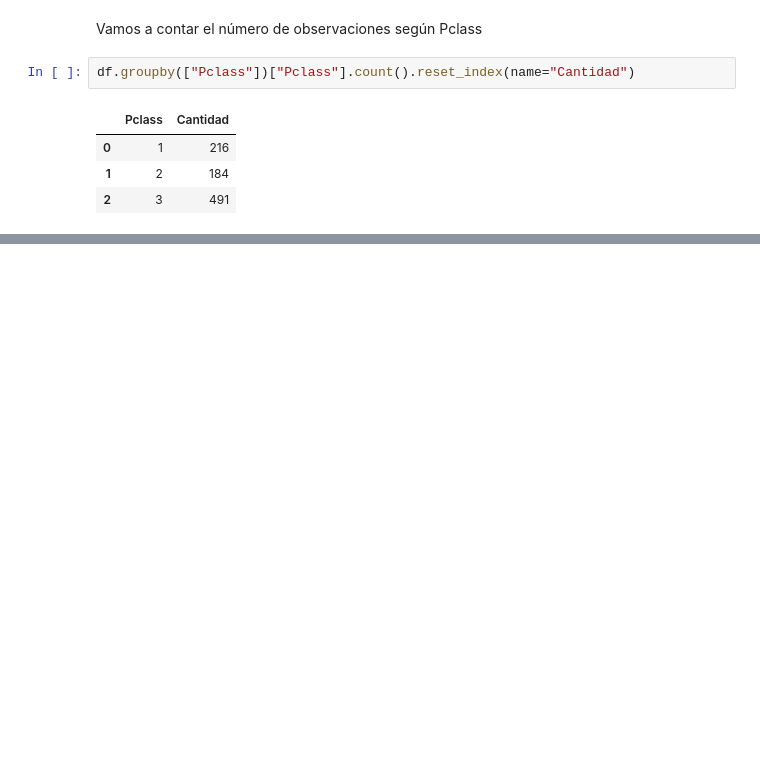
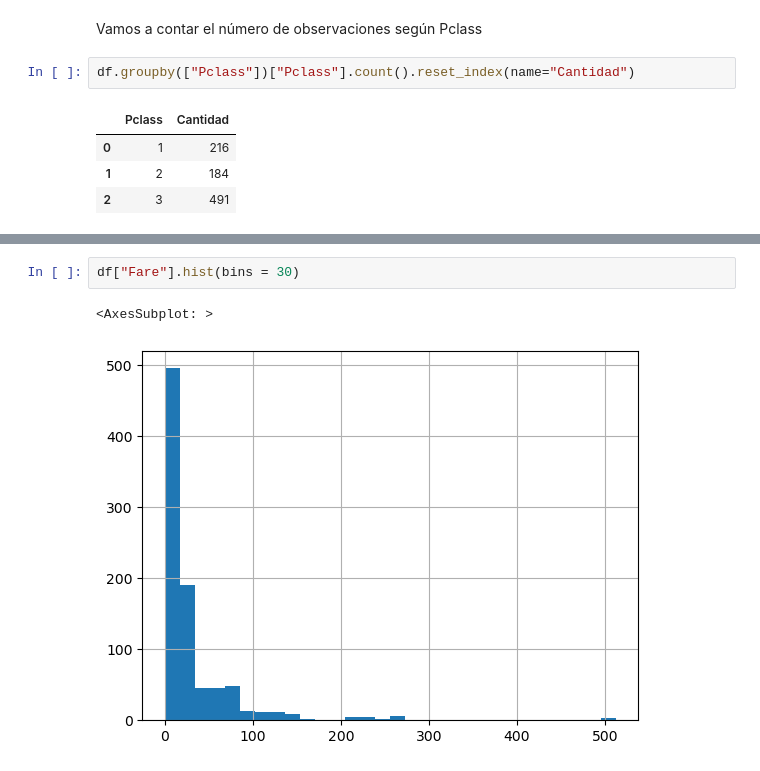
Before and after one commit to loreto73/Titanic, a Jupyter notebook: k_titanic.ipynb, the cells around one changed output, grey strips where cells are left out. Cells and saved outputs as stored; diff of their text form; blank space fills up the shorter version.

```diff
--- a/k_titanic.ipynb
+++ b/k_titanic.ipynb
@@ -123,0 +242,5 @@ df.groupby(["PassengerId"])["PassengerId"].count().reset_index(name="Cantidad")
+# %%
+df["Fare"].hist(bins = 30)
+# %% [output]
+<AxesSubplot: >
+[figure, added]
```
Also changed, not shown: parts of 24 cells of this notebook.
